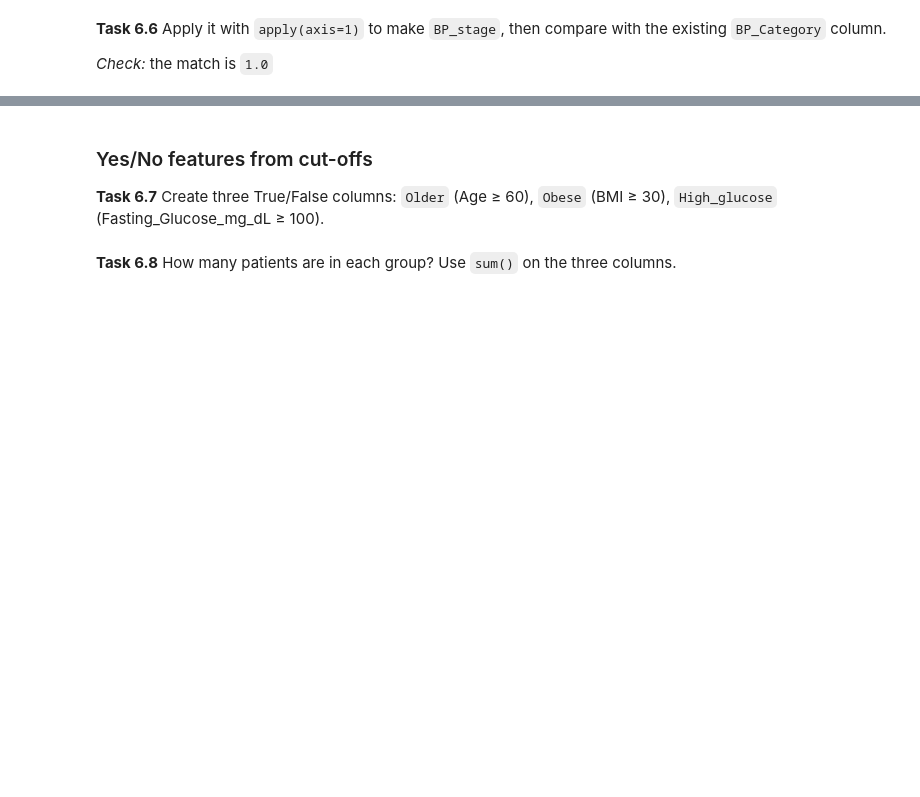
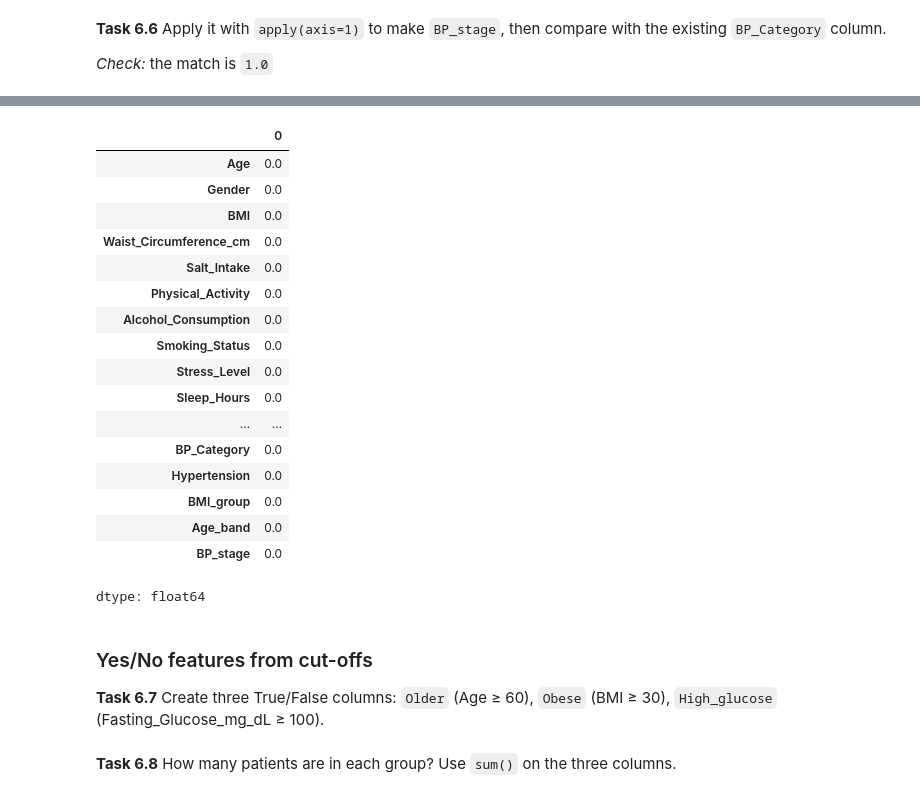
Before and after one commit to alexzotov1234/Week_5, a Jupyter notebook: Week5_Workshop_Pandas_Student.ipynb, the cells around one changed output, grey strips where cells are left out. Saved outputs shown, nothing was run; the diff lists cells and outputs as text; code cells hidden in the pictures; blank space fills up the shorter version.

```diff
--- a/Week5_Workshop_Pandas_Student.ipynb
+++ b/Week5_Workshop_Pandas_Student.ipynb
@@ -554,3 +614,24 @@ df['BP_stage'] = ...
+# %%
+(df.isnull().mean() * 100).sort_values(ascending=False)
+# %% [output]
+|  | 0 |
+| Age | 0.0 |
+| Gender | 0.0 |
+| BMI | 0.0 |
+| Waist_Circumference_cm | 0.0 |
+| Salt_Intake | 0.0 |
+| Physical_Activity | 0.0 |
+| Alcohol_Consumption | 0.0 |
+| Smoking_Status | 0.0 |
+| Stress_Level | 0.0 |
+| Sleep_Hours | 0.0 |
+| ... | ... |
+| BP_Category | 0.0 |
+| Hypertension | 0.0 |
+| BMI_group | 0.0 |
+| Age_band | 0.0 |
+| BP_stage | 0.0 |
+dtype: float64
 # %% [markdown]
 ### Yes/No features from cut-offs
 **Task 6.7** Create three True/False columns: `Older` (Age ≥ 60), `Obese` (BMI ≥ 30), `High_glucose` (Fasting_Glucose_mg_dL ≥ 100).
```
Also changed, not shown: parts of 14 cells of this notebook.
